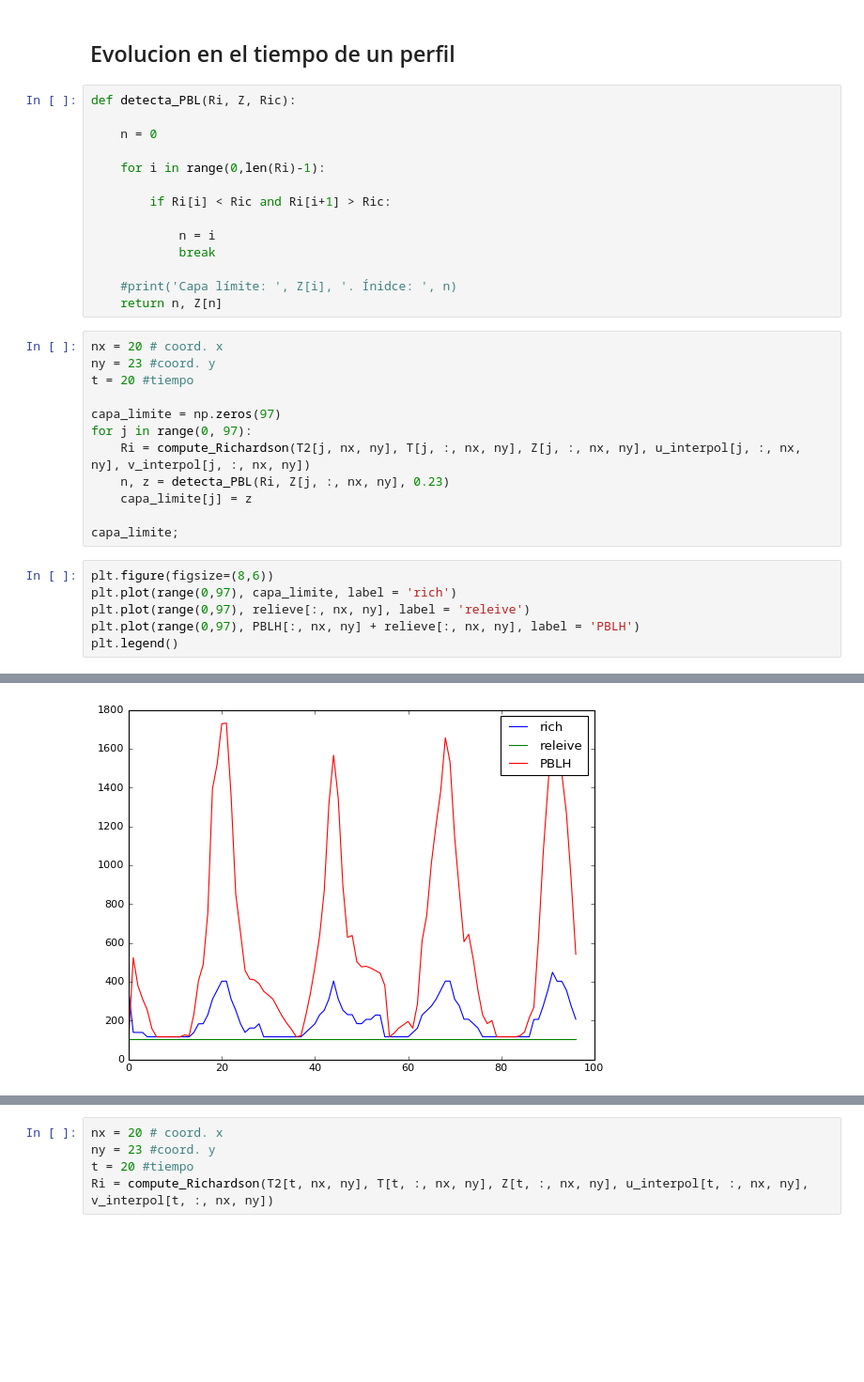
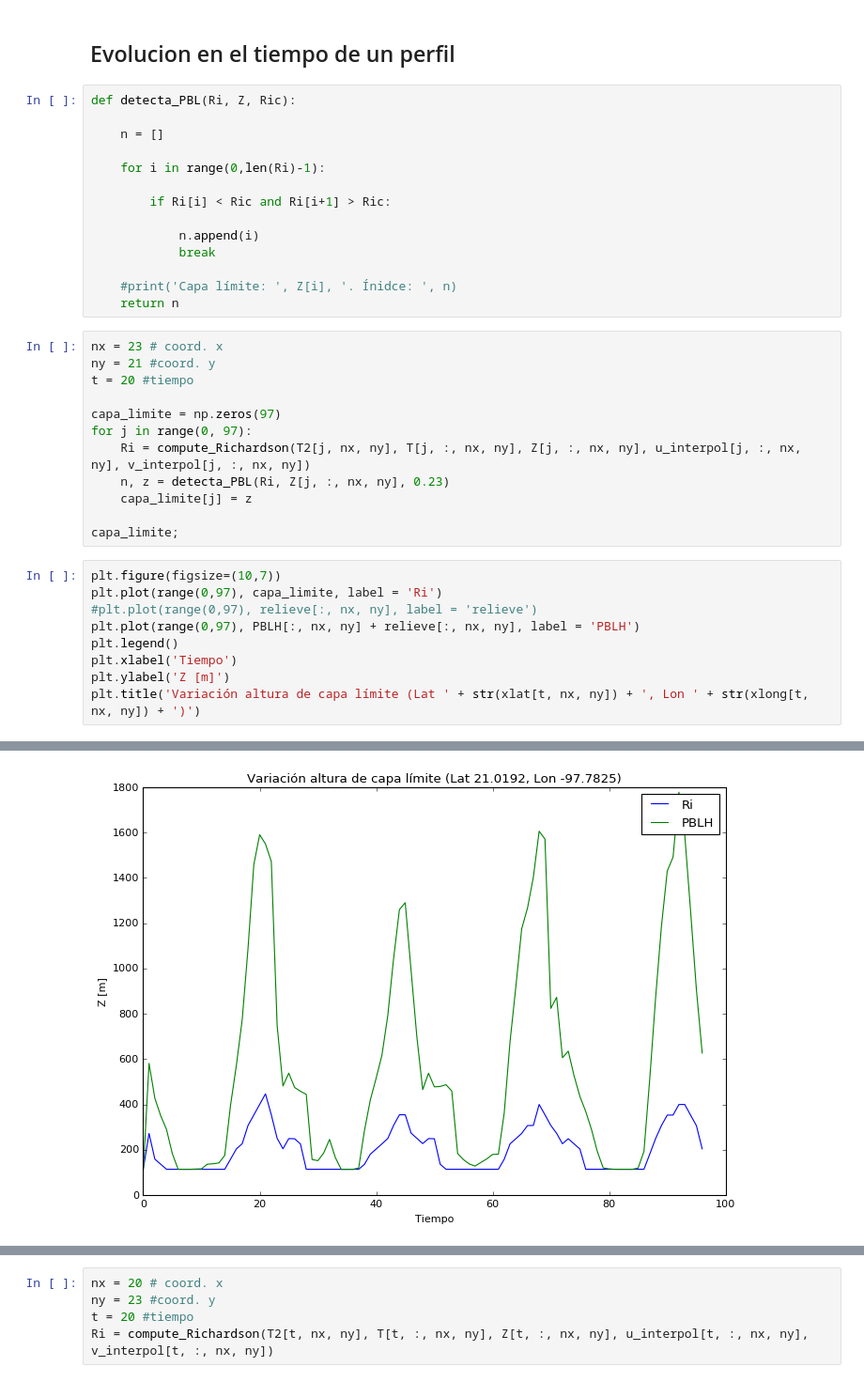
Before and after one commit to cpierard/capa_limite_WRF, a Jupyter notebook: Calculo_Richardson.ipynb, the cells around one changed output, grey strips where cells are left out. Shown: that part at 94% size. Saved outputs shown, nothing was run; the diff lists cells and outputs as text; blank space fills up the shorter version.

```diff
--- a/Calculo_Richardson.ipynb
+++ b/Calculo_Richardson.ipynb
@@ -636,20 +642,20 @@ PBLH[t,nx,ny]
 # %%
 def detecta_PBL(Ri, Z, Ric):
 
-    n = 0
+    n = []
 
     for i in range(0,len(Ri)-1):
 
         if Ri[i] < Ric and Ri[i+1] > Ric:
 
-            n = i
+            n.append(i)
             break
 
     #print('Capa límite: ', Z[i], '. Ínidce: ', n)
-    return n, Z[n]
+    return n
 # %%
-nx = 20 # coord. x
-ny = 23 #coord. y
+nx = 23 # coord. x
+ny = 21 #coord. y
 t = 20 #tiempo
 
 capa_limite = np.zeros(97)
@@ -660,9 +666,12 @@ for j in range(0, 97):
 
 capa_limite;
 # %%
-plt.figure(figsize=(8,6))
-plt.plot(range(0,97), capa_limite, label = 'rich')
-plt.plot(range(0,97), relieve[:, nx, ny], label = 'releive')
+plt.figure(figsize=(10,7))
+plt.plot(range(0,97), capa_limite, label = 'Ri')
+#plt.plot(range(0,97), relieve[:, nx, ny], label = 'relieve')
 plt.plot(range(0,97), PBLH[:, nx, ny] + relieve[:, nx, ny], label = 'PBLH')
 plt.legend()
+plt.xlabel('Tiempo')
+plt.ylabel('Z [m]')
+plt.title('Variación altura de capa límite (Lat ' + str(xlat[t, nx, ny]) + ', Lon ' + str(xlong[t, nx, ny]) + ')')
 # %% [output]
@@ -670,4 +679,4 @@ plt.legend()
-[figure, old version]
+[figure, new version]
 # %%
 detecta_PBL(Ri, Z[:, t, nx, ny], 0.21)
 # %% [output]
```
Also changed, not shown: parts of 21 cells of this notebook, 2 other files.
